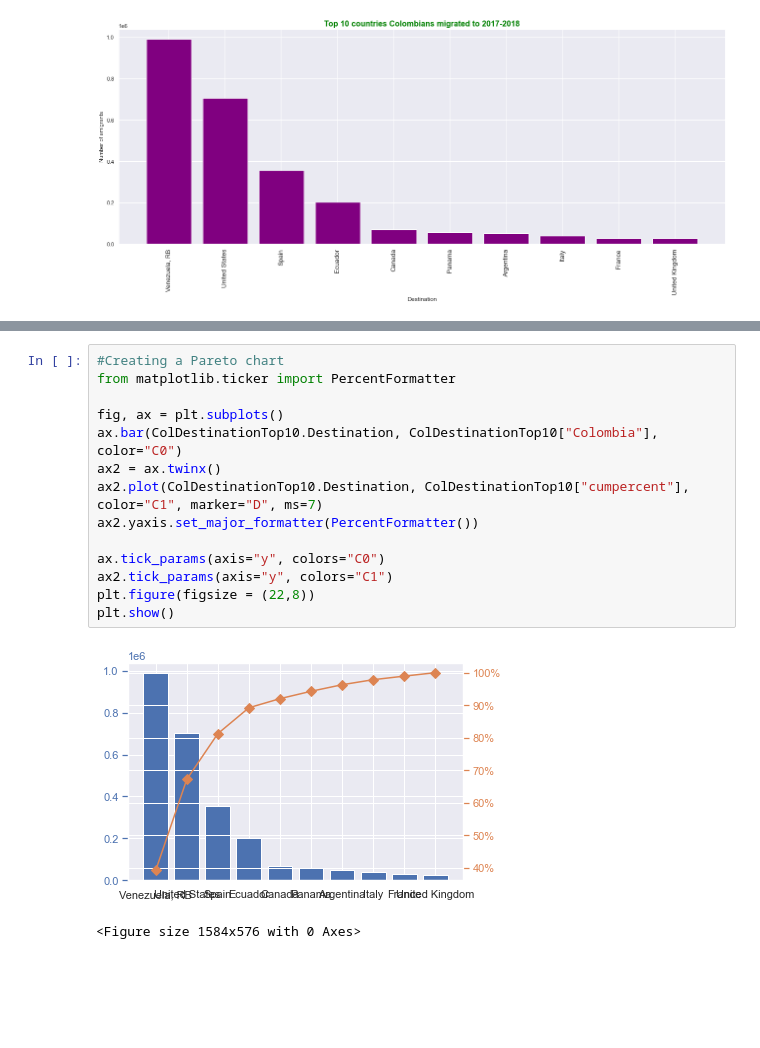
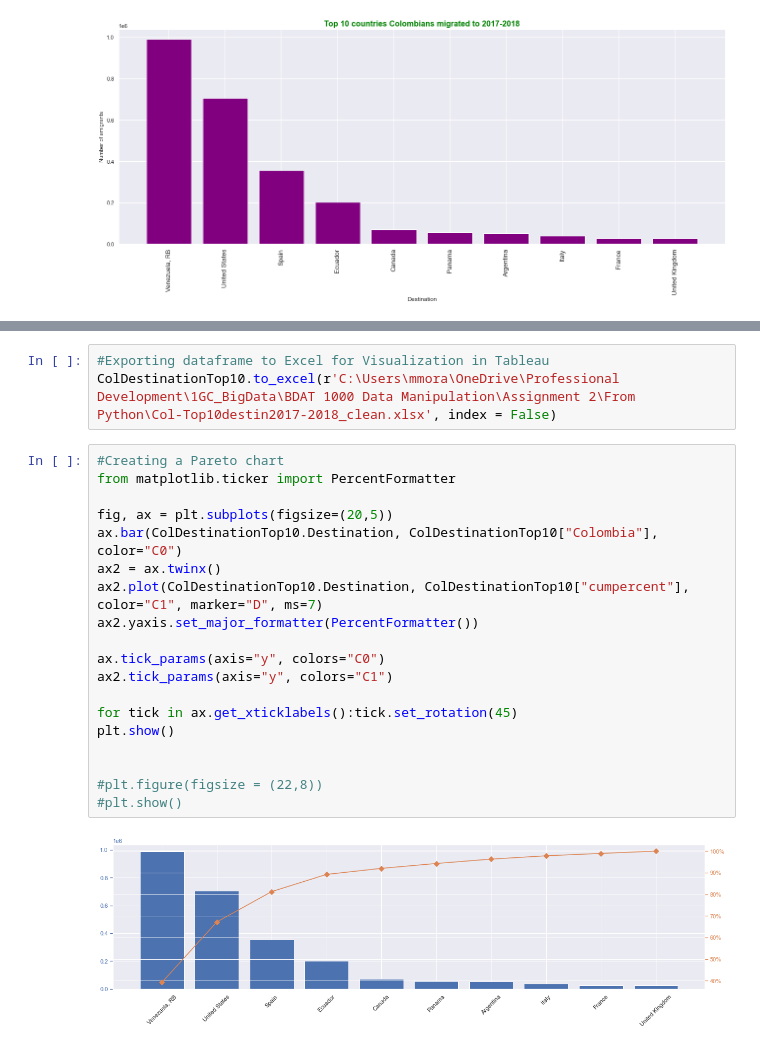
Before and after one commit to MagdaMM/BDAT1000_F20_Final-Assignment, a Jupyter notebook: FinalAssignment_ColombiansDestination 2017-2018.ipynb, the cells around one changed output, grey strips where cells are left out. Drawn from its saved outputs; the diff is of its cells as text; blank space fills up the shorter version.

```diff
--- a/FinalAssignment_ColombiansDestination 2017-2018.ipynb
+++ b/FinalAssignment_ColombiansDestination 2017-2018.ipynb
@@ -285,20 +285,27 @@ ColDestinationTop10
 | 93 | Italy | 38919 | 5906960 | 1.414779 | 3.501892 | 1.0 | 4.0 | 97.845823 |
 | 66 | France | 27644 | 7969646 | 1.004912 | 4.724739 | 1.0 | 5.0 | 98.943176 |
 | 202 | United Kingdom | 26623 | 9202494 | 0.967796 | 5.455622 | 1.0 | 5.0 | 100.000000 |
+# %%
+#Exporting dataframe to Excel for Visualization in Tableau
+ColDestinationTop10.to_excel(r'C:\Users\mmora\OneDrive\Professional Development\1GC_BigData\BDAT 1000 Data Manipulation\Assignment 2\From Python\Col-Top10destin2017-2018_clean.xlsx', index = False)
 # %%
 #Creating a Pareto chart
 from matplotlib.ticker import PercentFormatter
 
-fig, ax = plt.subplots()
+fig, ax = plt.subplots(figsize=(20,5))
 ax.bar(ColDestinationTop10.Destination, ColDestinationTop10["Colombia"], color="C0")
 ax2 = ax.twinx()
 ax2.plot(ColDestinationTop10.Destination, ColDestinationTop10["cumpercent"], color="C1", marker="D", ms=7)
 ax2.yaxis.set_major_formatter(PercentFormatter())
 
 ax.tick_params(axis="y", colors="C0")
 ax2.tick_params(axis="y", colors="C1")
-plt.figure(figsize = (22,8))
+
+for tick in ax.get_xticklabels():tick.set_rotation(45)
 plt.show()
+
+
+#plt.figure(figsize = (22,8))
+#plt.show()
 # %% [output]
-[figure, old version]
+[figure, new version]
-<Figure size 1584x576 with 0 Axes>
```
Also changed, not shown: 1 other file.
